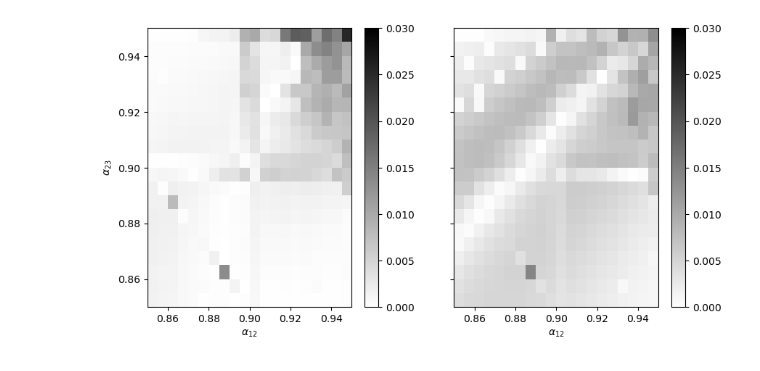
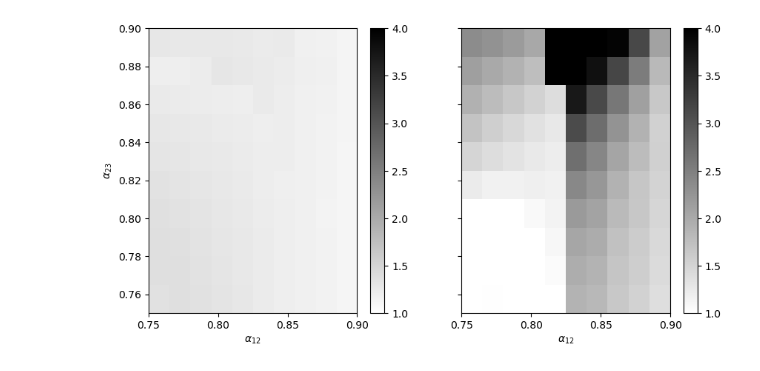
Before and after one commit to EritasY/Chaos, a Jupyter notebook: Breathing effect - test.ipynb, the cells around one changed output. Saved outputs shown, nothing was run; the diff lists cells and outputs as text; code cells hidden in the pictures.

```diff
--- a/Breathing effect - test.ipynb
+++ b/Breathing effect - test.ipynb
@@ -91,7 +131,7 @@ def breathingON(mass, phi, A3_p):
 # %%
-MASS = 2e-8, 1e-8, 1e-8
-POMEGA = 0, 0, np.pi
-ECC = 0.04, 0.04, 0.04
+MASS = 1e-7, 1e-7
+POMEGA = 0, 0, np.pi/3
+ECC = 0.02, 0.02, 0.02
 # %%
 def simNoBreathing(alpha):
     alpha12, alpha23 = alpha
@@ -144,12 +184,12 @@ def simNoBreathing(alpha):
 def simWithBreathing(alpha):
     alpha12, alpha23 = alpha
     P1, P2, P3 = alpha12**(3/2), 1, 1/alpha23**(3/2)
-    mu1, mu2, mu3 = MASS
-#     ECC = 0.2*(1-alpha12*alpha23), 0.2*(1-alpha12*alpha23), 0.2*(1-alpha12*alpha23)
+    mu1, mu3 = MASS
+#     ECC = 0.2*(1-alpha12), 0.2*(1-(alpha12+alpha23)/2), 0.2*(1-alpha23)
 
-    amp1, amp2, amp3, phase1, phase2, phase3, omega2, omega3 , phi = GtoS(alpha, MASS, ECC, POMEGA)
-    amp2_wb, amp3_wb, theta = breathingON(MASS, phi, amp3)
-    ecc_wb, pomega_wb = StoG(MASS, (amp1, amp2_wb, amp3_wb), (phase1, phase2, phase2+theta), phi)
+    amp1, amp2, amp3, phase1, phase2, phase3, omega2, omega3 = GtoS(alpha, MASS, ECC, POMEGA)
+    amp2_wb, amp3_wb, theta = breathingON1(MASS, amp3)
+    ecc_wb, pomega_wb = StoG(MASS, (amp1, amp2_wb, amp3_wb), (phase1, phase2, phase2+theta))
 
     ecc1, ecc2, ecc3 = ecc_wb
     pomega1, pomega2, pomega3 = pomega_wb
@@ -161,7 +201,7 @@ def simWithBreathing(alpha):
     # add star, planet 1, planet 2
     sim.add(m=1.)
     sim.add(m=mu1, P=P1, e=ecc1, pomega=pomega1)
-    sim.add(m=mu2, P=P2, e=ecc2, pomega=pomega2)
+    sim.add(P=P2, e=ecc2, pomega=pomega2)
     sim.add(m=mu3, P=P3, e=ecc3, pomega=pomega3)
     ps = sim.particles
     ps[1].r = ps[1].a*(ps[1].m/3/ps[0].m)**(1/3)
@@ -172,8 +212,8 @@ def simWithBreathing(alpha):
     sim.dt = sim.particles[1].P/20
     sim.collision = "direct"
 
-    time = np.logspace(0,7,num=200)
-    e21, e32 = np.zeros(200), np.zeros(200)
+    time = np.logspace(0,6,num=400)
+    e21, e32 = np.zeros(400), np.zeros(400)
     for i, T in enumerate(time):
         try:
             sim.integrate(T, exact_finish_time=0)
@@ -189,4 +229,4 @@ def simWithBreathing(alpha):
             e32[i] = np.sqrt((e3_x-e2_x)**2 + (e3_y-e2_y)**2)
         except rebound.Collision:
             break
-    return np.std(e21)
+    return np.max(e21)/e21[0]
@@ -193,9 +242,9 @@ def simWithBreathing(alpha):
 # %%
-Ngrid_x = 20
-Ngrid_y = 20
+Ngrid_x = 10
+Ngrid_y = 10
 
-alpha12 = np.linspace(0.85,0.95,Ngrid_x)
-alpha23 = np.linspace(0.85,0.95,Ngrid_y)
+alpha12 = np.linspace(0.75,0.9,Ngrid_x)
+alpha23 = np.linspace(0.75,0.9,Ngrid_y)
 parameters = [[x,y] for x in alpha12 for y in alpha23]
 # %%
 pool = InterruptiblePool()
@@ -207,25 +253,24 @@ np.savetxt("megno_with_breathing.csv", results_with_breathing, delimiter=",")
 # %%
-dataframe1 = pd.read_csv('megno_no_breathing.csv', header=None)
-data_nb = dataframe1.values.reshape(Ngrid_y,Ngrid_x)
-dataframe2 = pd.read_csv('megno_with_breathing.csv', header=None)
-data_wb = dataframe2.values.reshape(Ngrid_y,Ngrid_x)
+data_nb = np.array(results_no_breathing).reshape(Ngrid_y,Ngrid_x)
+data_wb = np.array(results_with_breathing).reshape(Ngrid_y,Ngrid_x)
 
 f, (ax1, ax2) = plt.subplots(1, 2, sharey=True, figsize=(10,5))
-# f.subplots_adjust(wspace=0)
+f.subplots_adjust(wspace=0)
 
 extent = [min(alpha12),max(alpha12),min(alpha23),max(alpha23)]
 ax1.set_xlim(extent[0],extent[1])
 ax1.set_ylim(extent[2],extent[3])
 ax1.set_xlabel(r"$\alpha_{12}$")
 ax1.set_ylabel(r"$\alpha_{23}$")
 
 ax2.set_xlim(extent[0],extent[1])
 ax2.set_ylim(extent[2],extent[3])
 ax2.set_xlabel(r"$\alpha_{12}$")
 
-im1 = ax1.imshow(data_nb.transpose(), vmin=0, vmax=0.03, interpolation="none", cmap="binary", origin="lower", aspect='auto', extent=extent)
+im1 = ax1.imshow(data_nb.transpose(), vmin=1, vmax=4, interpolation="none", cmap="binary", origin="lower", aspect='auto', extent=extent)
 cb1 = plt.colorbar(im1, ax=ax1)
-im2 = ax2.imshow(data_wb.transpose(), vmin=0, vmax=0.03, interpolation="none", cmap="binary", origin="lower", aspect='auto', extent=extent)
+im2 = ax2.imshow(data_wb.transpose(), vmin=1, vmax=4, interpolation="none", cmap="binary", origin="lower", aspect='auto', extent=extent)
 cb2 = plt.colorbar(im2, ax=ax2)
+cb2.set_label("$max(e_{12}/$")
 # %% [output]
-[figure, old version]
+[figure, new version]
```
Also changed, not shown: parts of 9 cells of this notebook, 3 other files.
